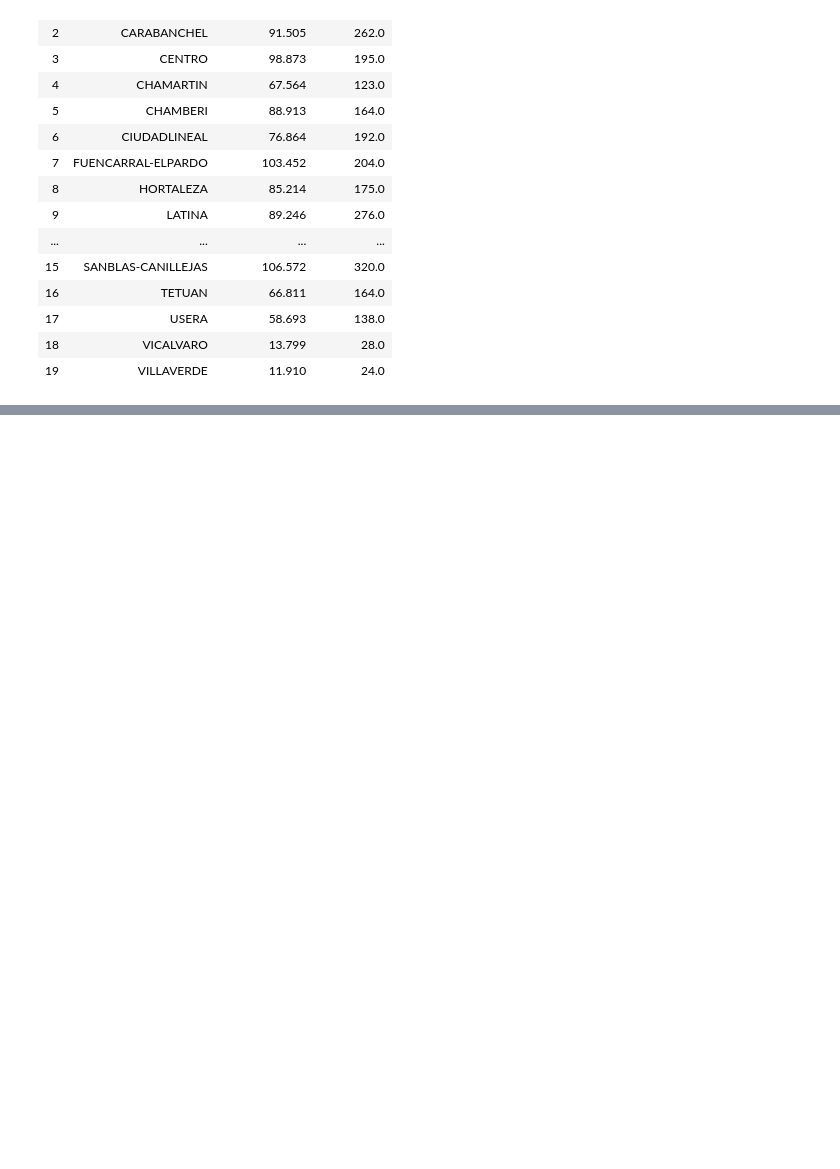
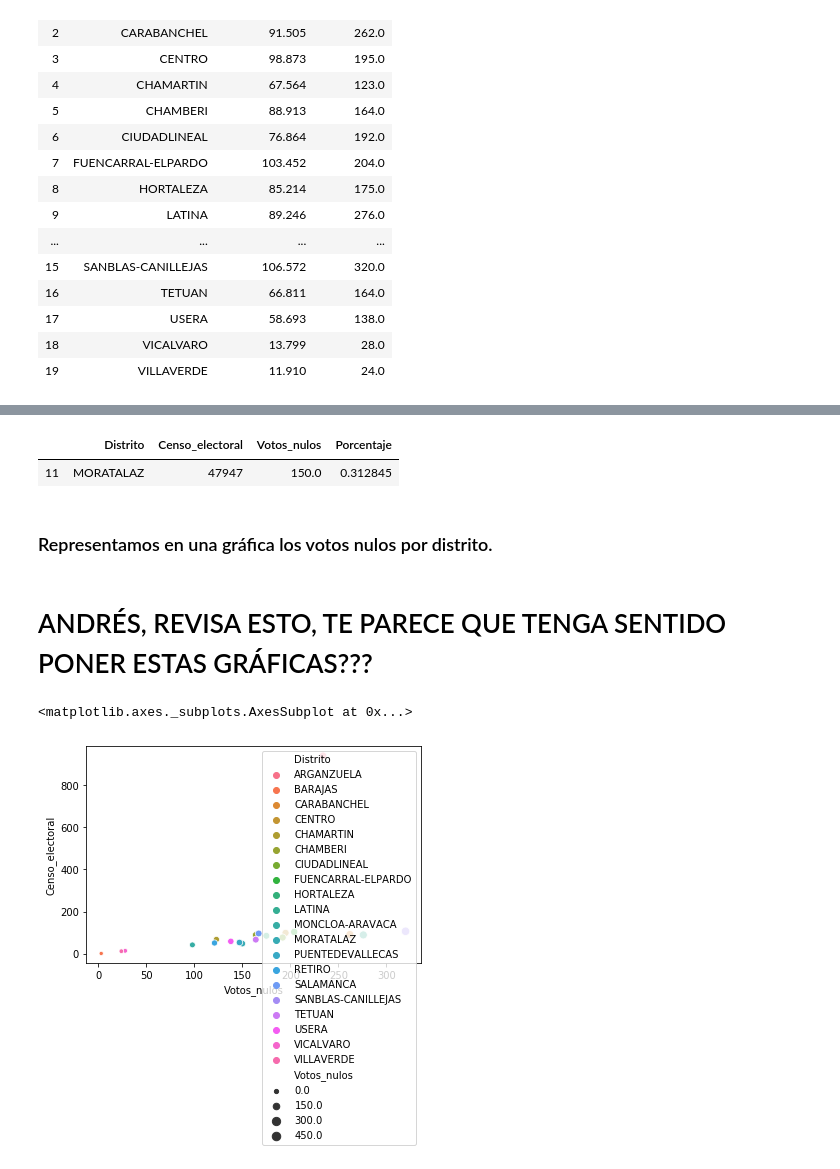
Before and after one commit to InmaLatorre/G3_ProyectoPython, a Jupyter notebook: main_fer_murcia.ipynb, the cells around one changed output, grey strips where cells are left out. Drawn from its saved outputs; the diff is of its cells as text; code cells hidden in the pictures; blank space fills up the shorter version.

Commit message:
revisar gráficas no completas

```diff
--- a/main_fer_murcia.ipynb
+++ b/main_fer_murcia.ipynb
@@ -123,2 +104,16 @@ Index(['Barrio', 'Censo_electoral', 'Abstención', 'Votos_nulos',
 # %% [markdown]
 ## ANÁLISIS DE VOTOS EN BLANCO Y NULOS POR DISTRITOS
+# %%
+#Función para seleccionar columnas de la tabla principal
+def seleccionar_columna(partido):
+    temp = work_table.groupby(['Distrito', 'Barrio']).agg({partido: 'max'}).reset_index()
+    #temp = temp.groupby(['Distrito']).agg({partido: 'sum'}).reset_index()
+    return temp
+#Esta función solo selecciona una columna, por lo que necesito hacer dos variables
+
+# Numero de votos nulos por distrito y censo electoral
+nulos_ = seleccionar_columna('Votos_nulos')
+censo_ = seleccionar_columna('Censo_electoral')
+#Uno los datos mediante merge
+union_todos = censo.merge(nulos, on = ["Distrito"])
+union_todos
@@ -166,0 +200,11 @@ AttributeError: 'str' object has no attribute 'types'
+# %%
+ordenado = union.sort_values(by=['Porcentaje'])
+fila = ordenado[(ordenado.Porcentaje == ordenado.Porcentaje.max())]
+fila
+# %% [output]
+|  | Distrito | Censo_electoral | Votos_nulos | Porcentaje |
+| 11 | MORATALAZ | 47947 | 150.0 | 0.312845 |
+# %% [markdown]
+### Representamos en una gráfica los votos nulos por distrito.
+# %% [markdown]
+# ANDRÉS, REVISA ESTO, TE PARECE QUE TENGA SENTIDO PONER ESTAS GRÁFICAS???
@@ -166,0 +214,7 @@ AttributeError: 'str' object has no attribute 'types'
+# %%
+out1 = sns.scatterplot(x='Votos_nulos', y='Censo_electoral', data=union_todos, hue= 'Distrito', size = 'Votos_nulos')
+#plt.xscale('log')
+out1
+# %% [output]
+<matplotlib.axes._subplots.AxesSubplot at 0x...>
+[figure, added]
```
Also changed, not shown: parts of 16 cells of this notebook.
